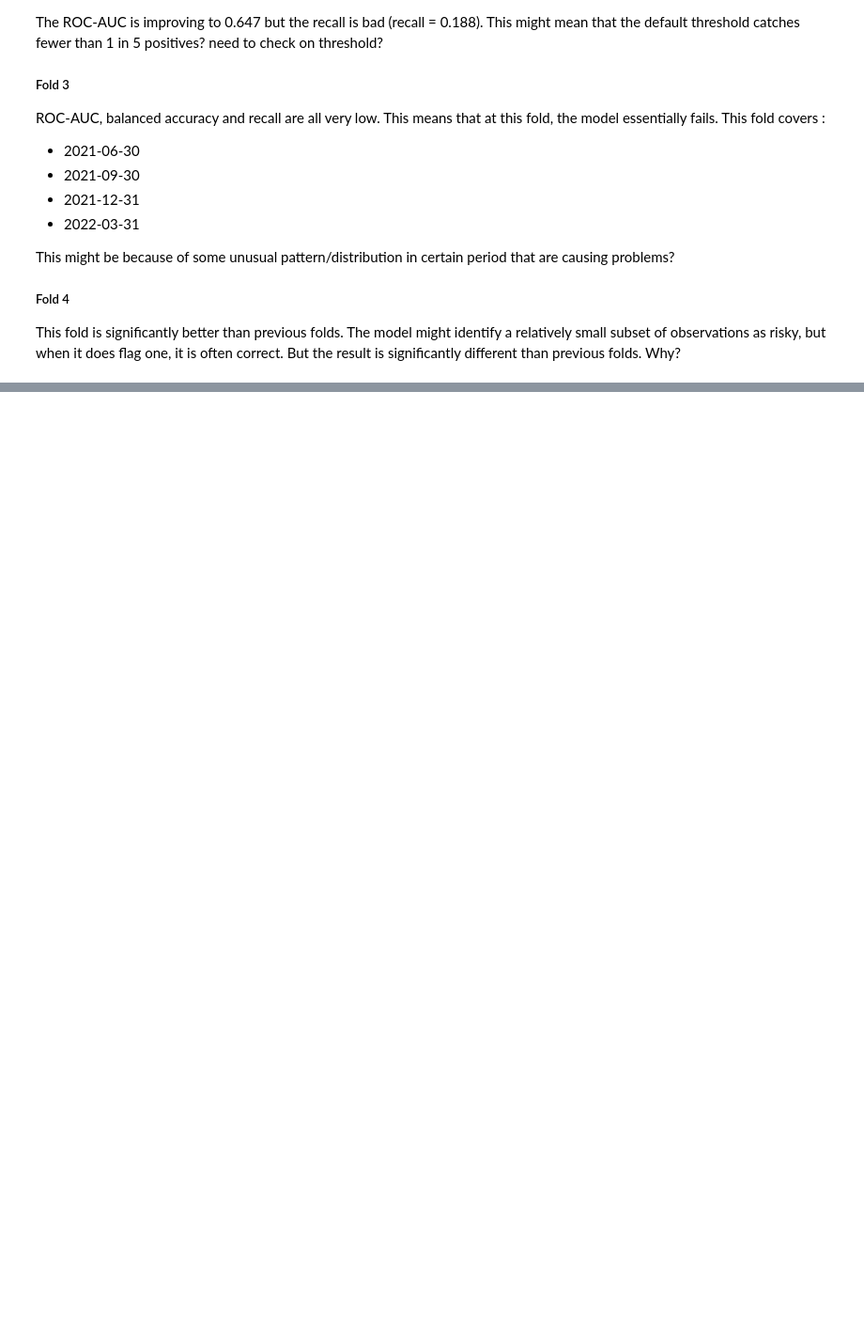
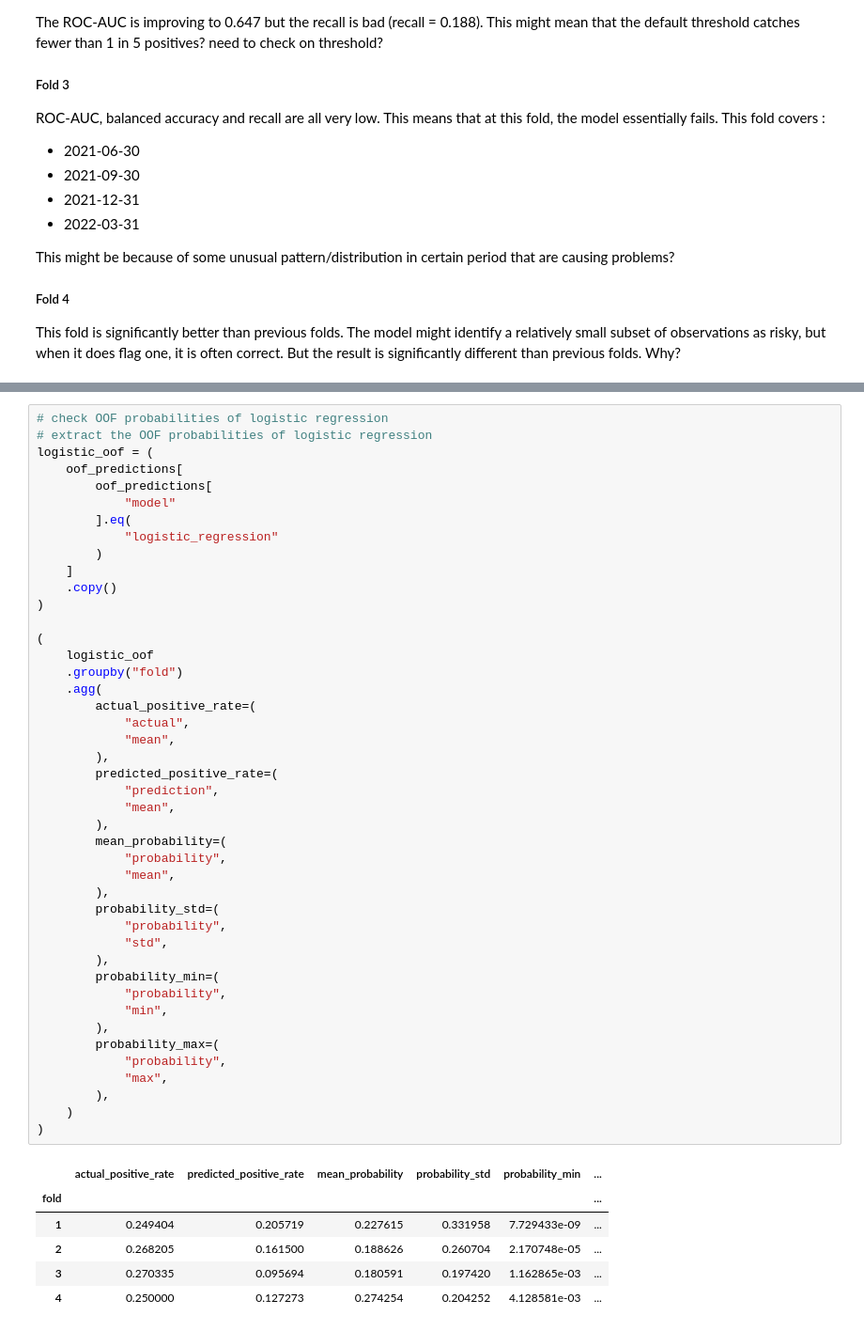
Before and after one commit to terra9/superannuation-performance-early-warning, a Jupyter notebook: notebooks/baseline_modelling.ipynb, the cells around one changed output, grey strips where cells are left out. Shown at 94% size. Saved outputs shown, nothing was run; the diff lists cells and outputs as text; blank space fills up the shorter version.

```diff
--- a/notebooks/baseline_modelling.ipynb
+++ b/notebooks/baseline_modelling.ipynb
@@ -970,0 +1090,51 @@ This fold is significantly better than previous folds. The model might identify
+# %%
+# check OOF probabilities of logistic regression
+# extract the OOF probabilities of logistic regression
+logistic_oof = (
+    oof_predictions[
+        oof_predictions[
+            "model"
+        ].eq(
+            "logistic_regression"
+        )
+    ]
+    .copy()
+)
+
+(
+    logistic_oof
+    .groupby("fold")
+    .agg(
+        actual_positive_rate=(
+            "actual",
+            "mean",
+        ),
+        predicted_positive_rate=(
+            "prediction",
+            "mean",
+        ),
+        mean_probability=(
+            "probability",
+            "mean",
+        ),
+        probability_std=(
+            "probability",
+            "std",
+        ),
+        probability_min=(
+            "probability",
+            "min",
+        ),
+        probability_max=(
+            "probability",
+            "max",
+        ),
+    )
+)
+# %% [output]
+|  | actual_positive_rate | predicted_positive_rate | mean_probability | probability_std | probability_min | ... |
+| fold |  |  |  |  |  | ... |
+| 1 | 0.249404 | 0.205719 | 0.227615 | 0.331958 | 7.729433e-09 | ... |
+| 2 | 0.268205 | 0.161500 | 0.188626 | 0.260704 | 2.170748e-05 | ... |
+| 3 | 0.270335 | 0.095694 | 0.180591 | 0.197420 | 1.162865e-03 | ... |
+| 4 | 0.250000 | 0.127273 | 0.274254 | 0.204252 | 4.128581e-03 | ... |
```
Also changed, not shown: parts of 15 cells of this notebook.
